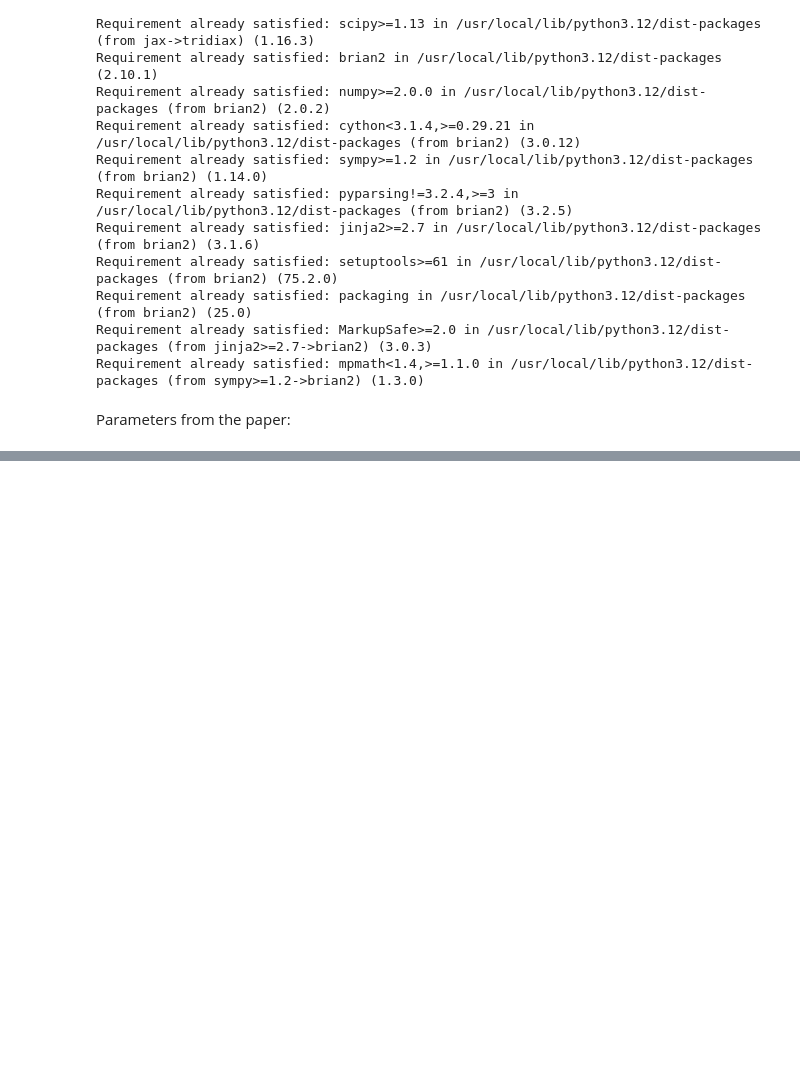
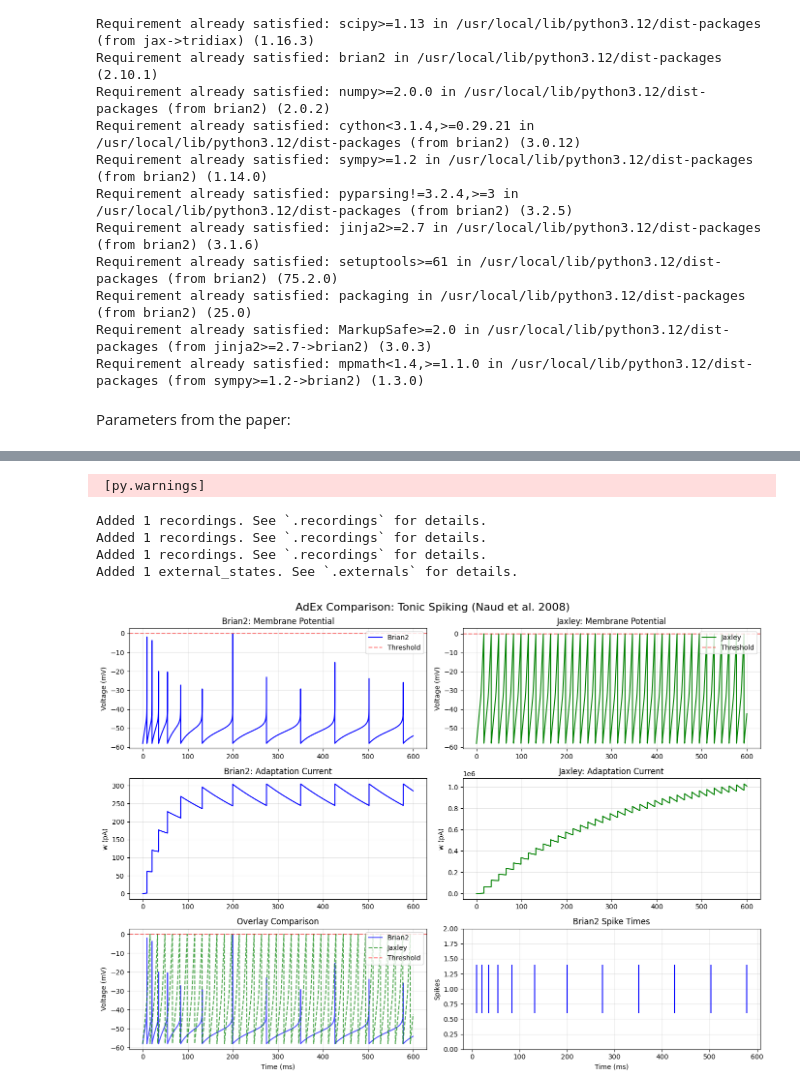
Before and after one commit to paulmyr/jaxley, a Jupyter notebook: notebooks/jaxley_test_adex.ipynb, the cells around one changed output, grey strips where cells are left out. Drawn from its saved outputs; the diff is of its cells as text; code cells hidden in the pictures; blank space fills up the shorter version.

Commit message:
Fcking adex still not working...

```diff
--- a/notebooks/jaxley_test_adex.ipynb
+++ b/notebooks/jaxley_test_adex.ipynb
@@ -345,6 +216,12 @@ def run_brian2_adex(params, I_ext, dt_ms=0.025, duration_ms=500.0):
     w_array = mon_w.w[0] / pA  # pA
 
     return time_array, voltage_array, w_array, spike_mon.t / ms
+# %%
+dt = 0.025
+duration = 600
+t_brian, v_brian, w_brian, spikes_brian = run_brian2_adex(
+    parameters, parameters['I'], dt_ms=dt, duration_ms=duration
+)
 # %%
 import numpy as np
 
@@ -374,7 +251,7 @@ def run_jaxley_adex(params, I_ext, dt_ms=0.025, duration_ms=500.0):
 
     mode = 'tonic'
 
-    radius_um, length_um, area_cm2 = geometry_for_capacitance(NAUD_PARAMETERS[mode]['C_m'])
+    radius_um, length_um, area_cm2 = geometry_for_capacitance(params['C_m'])
 
     # Create cell with proper geometry
     cell = jx.Cell()
@@ -385,23 +262,23 @@ def run_jaxley_adex(params, I_ext, dt_ms=0.025, duration_ms=500.0):
     cell.insert(AdEx())
 
     # Set AdEx parameters (convert to density units)
-    g_L_density = (NAUD_PARAMETERS[mode]['g_L'] * 1e-9) / area_cm2  # nS -> S/cm^2
-    a_density = (NAUD_PARAMETERS[mode]['a'] * 1e-9) / area_cm2   # nS -> S/cm^2
-    b_density = (NAUD_PARAMETERS[mode]['b'] * 1e-9) / area_cm2  # pA -> mA/cm^2
+    g_L_density = (params['g_L'] * 1e-9) / area_cm2  # nS -> S/cm^2
+    a_density = (params['a'] * 1e-9) / area_cm2   # nS -> S/cm^2
+    b_density = (params['b'] * 1e-9) / area_cm2  # pA -> mA/cm^2
 
     cell.set("capacitance", 1.0)  # μF/cm² (standard)
     cell.set("AdEx_g_L", g_L_density)
-    cell.set("AdEx_E_L", NAUD_PARAMETERS[mode]['E_L'])
-    cell.set("AdEx_v_T", NAUD_PARAMETERS[mode]['v_T'])
-    cell.set("AdEx_delta_T", NAUD_PARAMETERS[mode]['delta_T'])
-    cell.set("AdEx_v_threshold", NAUD_PARAMETERS[mode]['v_threshold'])
-    cell.set("AdEx_v_reset", NAUD_PARAMETERS[mode]['v_reset'])
-    cell.set("AdEx_tau_w", NAUD_PARAMETERS[mode]['tau_w'])
+    cell.set("AdEx_E_L", params['E_L'])
+    cell.set("AdEx_v_T", params['v_T'])
+    cell.set("AdEx_delta_T", params['delta_T'])
+    cell.set("AdEx_v_threshold", params['v_threshold'])
+    cell.set("AdEx_v_reset", params['v_reset'])
+    cell.set("AdEx_tau_w", params['tau_w'])
     cell.set("AdEx_a", a_density)
     cell.set("AdEx_b", b_density)
 
     # Set initial conditions
-    cell.set("v", NAUD_PARAMETERS[mode]['v_reset'])
+    cell.set("v", params['v_reset'])
 
     cell.record("v")
     cell.record("AdEx_w")
@@ -411,7 +288,7 @@ def run_jaxley_adex(params, I_ext, dt_ms=0.025, duration_ms=500.0):
     # jx.step_current expects nA, not density!
 
 
-    I_nA = NAUD_PARAMETERS[mode]['I'] / 1000.0  # pA -> nA
+    I_nA = params['I'] / 1000.0  # pA -> nA
 
     # Inject current
     cell.stimulate(jx.step_current(0.0, duration_ms, I_nA, dt_ms, duration_ms))
@@ -644,0 +315,22 @@ plt.show()
+# %%
+t_jaxley, v_jaxley, w_jaxley = run_jaxley_adex(
+    parameters, parameters['I'], dt_ms=dt, duration_ms=duration
+)
+# %% [output]
+ [py.warnings]
+Added 1 recordings. See `.recordings` for details.
+Added 1 recordings. See `.recordings` for details.
+Added 1 recordings. See `.recordings` for details.
+Added 1 external_states. See `.externals` for details.
+# %%
+
+fig = plot_comparison(
+    (t_brian, v_brian, w_brian, spikes_brian),
+    (t_jaxley, v_jaxley, w_jaxley),
+    NAUD_PARAMETERS['tonic'],
+    title="AdEx Comparison: Tonic Spiking (Naud et al. 2008)"
+)
+
+plt.savefig('adex_comparison_tonic.png', dpi=150, bbox_inches='tight')
+# %% [output]
+[figure, added]
```
Also changed, not shown: parts of 9 cells of this notebook.
